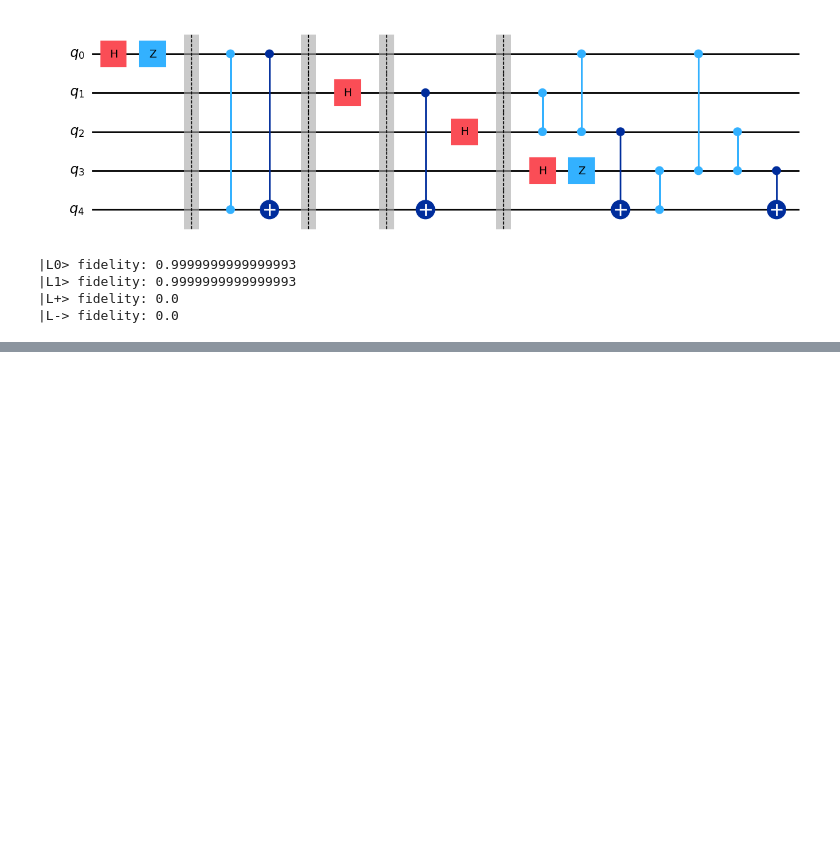
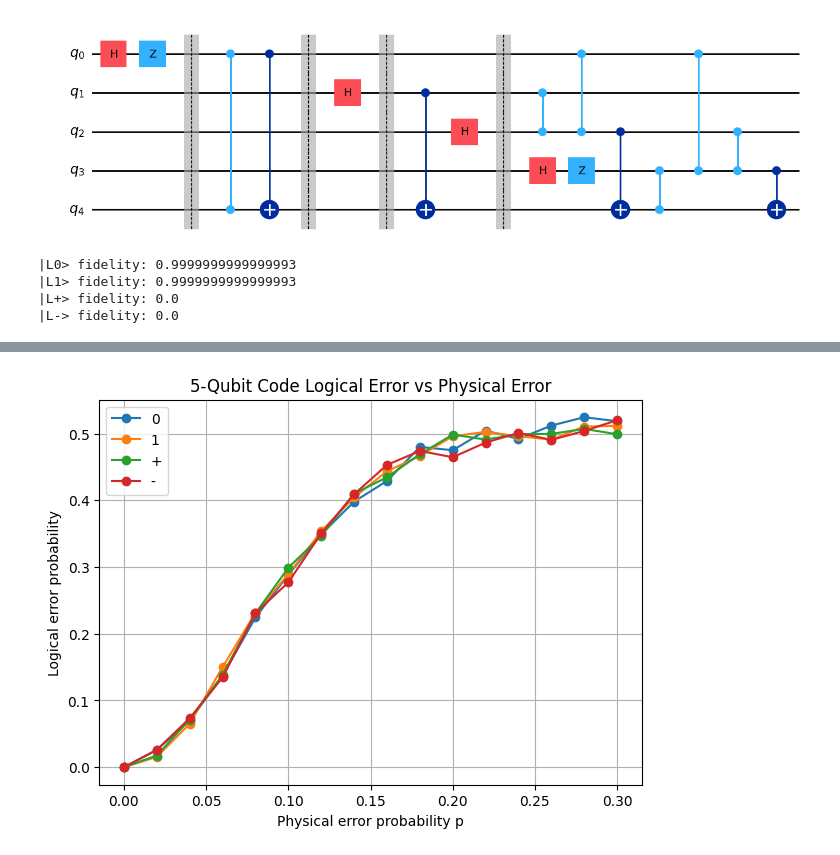
Before and after one commit to misho9714/Python-Practice, a Jupyter notebook: 5_qubit_code.ipynb, the cells around one changed output, grey strips where cells are left out. Drawn from its saved outputs; the diff is of its cells as text; code cells hidden in the pictures; blank space fills up the shorter version.

```diff
--- a/5_qubit_code.ipynb
+++ b/5_qubit_code.ipynb
@@ -172,0 +159,51 @@ display(qc_5q.decompose().draw(output="mpl"))
+# %%
+from qiskit import transpile
+from qiskit.result import marginal_counts
+from qiskit_aer import Aer
+
+def run_5q_code(p, x1, x2, n_shots):
+    qc = build_5q_code_circuit(p, x1, x2)
+    qc.measure_all()
+
+    # Run on simulator
+    sim = Aer.get_backend("aer_simulator")
+    tqc = transpile(qc, sim)
+    result = sim.run(tqc, shots = n_shots).result()
+    counts = result.get_counts()
+    marginal_4 = marginal_counts(counts, indices=range(4, 9))
+
+    return 1 - (marginal_4["00000"] / n_shots)
+
+n_shots = 2000
+
+# physical error probabilities
+p_values = np.linspace(0, 0.3, 16)
+
+# placeholders
+results = {
+    "0": [],
+    "1": [],
+    "+": [],
+    "-": []
+}
+
+# sweep p for each logical state
+for p in p_values:
+    results["0"].append(run_5q_code(p, 0, 0, n_shots))
+    results["1"].append(run_5q_code(p, 0, 1, n_shots))
+    results["+"].append(run_5q_code(p, 1, 0, n_shots))
+    results["-"].append(run_5q_code(p, 1, 1, n_shots))
+
+# plot all
+plt.figure(figsize=(7,5))
+for label, vals in results.items():
+    plt.plot(p_values, vals, marker='o', label=label)
+
+plt.xlabel("Physical error probability p")
+plt.ylabel("Logical error probability")
+plt.title("5-Qubit Code Logical Error vs Physical Error")
+plt.legend()
+plt.grid(True)
+plt.show()
+# %% [output]
+[figure, added]
```
Also changed, not shown: parts of 4 cells of this notebook.
